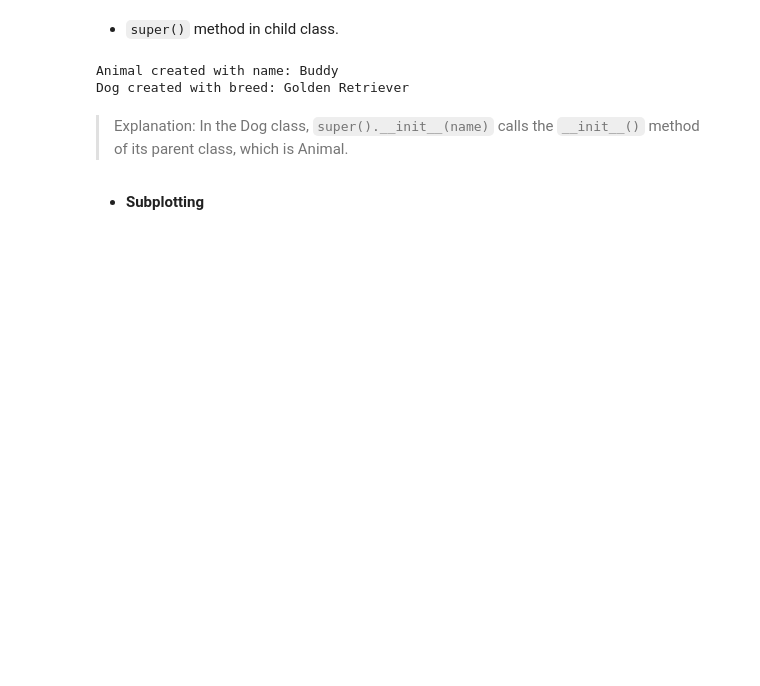
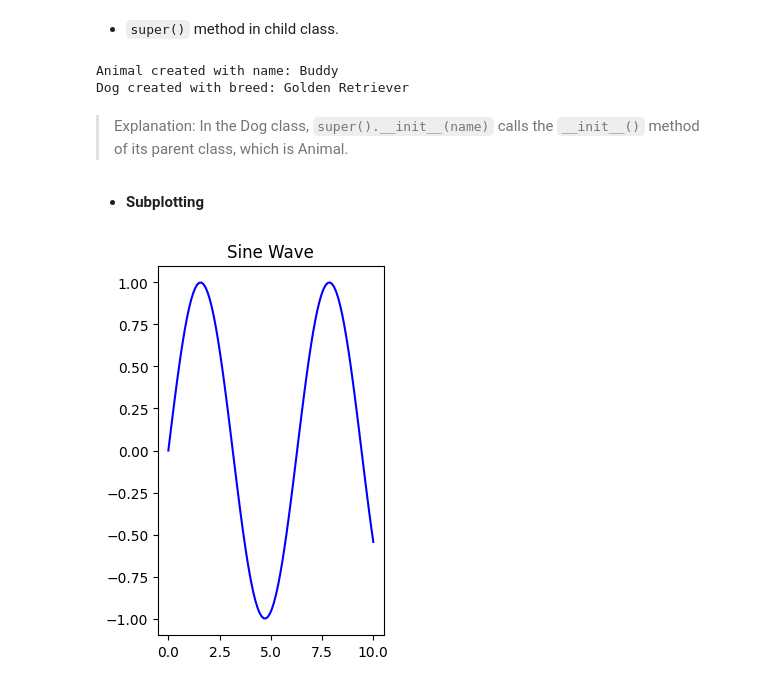
Before and after one commit to hridoynasah/PyTorch-for-Deep-Learning-and-Machine-Learning, a Jupyter notebook: Chapter 2 – Neural Network Classification/learnings/extras.ipynb, the cells around one changed output. Saved outputs shown, nothing was run; the diff lists cells and outputs as text; code cells hidden in the pictures; blank space fills up the shorter version.

```diff
--- a/Chapter 2 – Neural Network Classification/learnings/extras.ipynb
+++ b/Chapter 2 – Neural Network Classification/learnings/extras.ipynb
@@ -24,25 +24,27 @@ Dog created with breed: Golden Retriever
 # %%
 import matplotlib.pyplot as plt
 import numpy as np
 
 # Create data
 x = np.linspace(0, 10, 100)
 y1 = np.sin(x)
 y2 = np.cos(x)
 
 # Create a figure with two subplots
 plt.figure()
 
 # First subplot (1 row, 2 columns, select 1st plot)
 plt.subplot(1, 2, 1)
 plt.plot(x, y1, 'b-')
 plt.title('Sine Wave')
 
 # Second subplot (1 row, 2 columns, select 2nd plot)
-plt.subplot(1, 2, 2)
-plt.plot(x, y2, 'r-')
-plt.title('Cosine Wave')
+# plt.subplot(1, 2, 2)
+# plt.plot(x, y2, 'r-')
+# plt.title('Cosine Wave')
 
 # Display the plot
-plt.tight_layout()
+# plt.tight_layout()
 plt.show()
+# %% [output]
+[figure, added]
```
Also changed, not shown: 1 other file.
